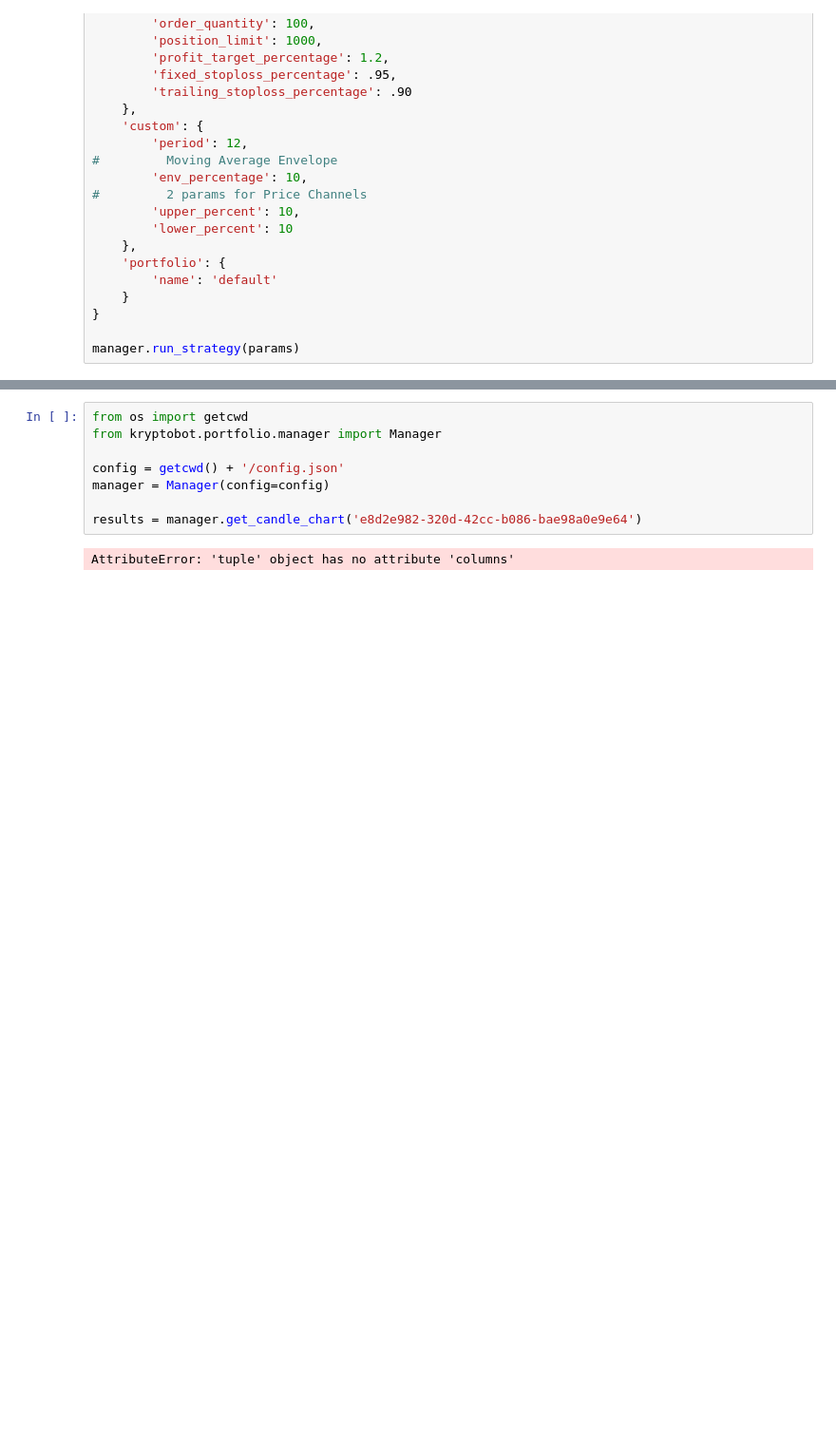
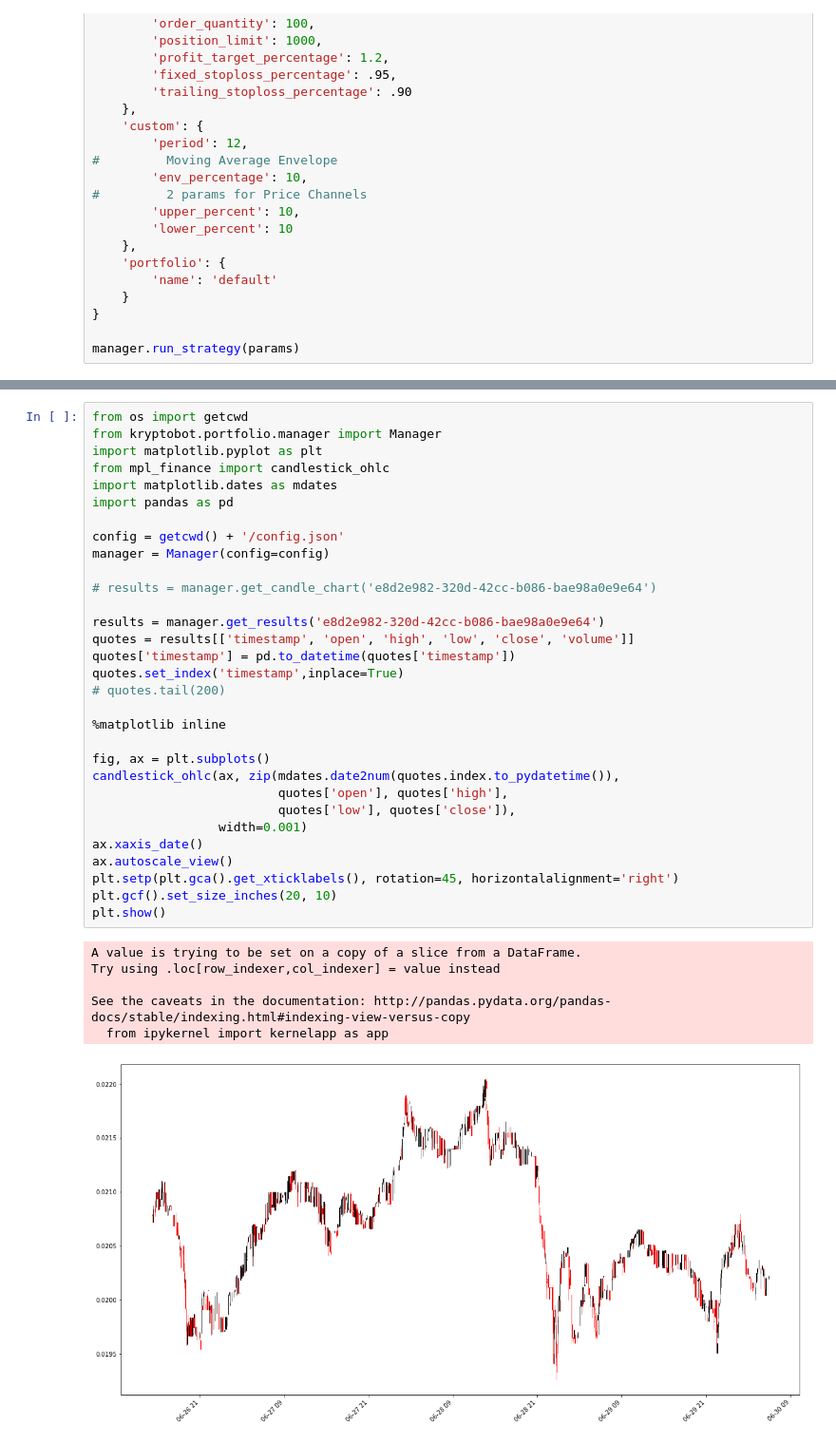
Before and after one commit to eristoddle/KryptoBot, a Jupyter notebook: notebooks/t2_strategies.ipynb, the cells around one changed output, grey strips where cells are left out. Shown at 95% size. Saved outputs shown, nothing was run; the diff lists cells and outputs as text; blank space fills up the shorter version.

Commit message:
work on charts

```diff
--- a/notebooks/t2_strategies.ipynb
+++ b/notebooks/t2_strategies.ipynb
@@ -160,10 +125,38 @@ APO(...)
-# %%
-from os import getcwd
-from kryptobot.portfolio.manager import Manager
-
-config = getcwd() + '/config.json'
-manager = Manager(config=config)
-
-results = manager.get_candle_chart('e8d2e982-320d-42cc-b086-bae98a0e9e64')
-# %% [output]
-AttributeError: 'tuple' object has no attribute 'columns'
+# %%
+from os import getcwd
+from kryptobot.portfolio.manager import Manager
+import matplotlib.pyplot as plt
+from mpl_finance import candlestick_ohlc
+import matplotlib.dates as mdates
+import pandas as pd
+
+config = getcwd() + '/config.json'
+manager = Manager(config=config)
+
+# results = manager.get_candle_chart('e8d2e982-320d-42cc-b086-bae98a0e9e64')
+
+results = manager.get_results('e8d2e982-320d-42cc-b086-bae98a0e9e64')
+quotes = results[['timestamp', 'open', 'high', 'low', 'close', 'volume']]
+quotes['timestamp'] = pd.to_datetime(quotes['timestamp'])
+quotes.set_index('timestamp',inplace=True)
+# quotes.tail(200)
+
+%matplotlib inline
+
+fig, ax = plt.subplots()
+candlestick_ohlc(ax, zip(mdates.date2num(quotes.index.to_pydatetime()),
+                         quotes['open'], quotes['high'],
+                         quotes['low'], quotes['close']),
+                 width=0.001)
+ax.xaxis_date()
+ax.autoscale_view()
+plt.setp(plt.gca().get_xticklabels(), rotation=45, horizontalalignment='right')
+plt.gcf().set_size_inches(20, 10)
+plt.show()
+# %% [output]
+A value is trying to be set on a copy of a slice from a DataFrame.
+Try using .loc[row_indexer,col_indexer] = value instead
+
+See the caveats in the documentation: http://pandas.pydata.org/pandas-docs/stable/indexing.html#indexing-view-versus-copy
+  from ipykernel import kernelapp as app
+[figure, added]
```
Also changed, not shown: parts of 2 cells of this notebook, 1 other file.
